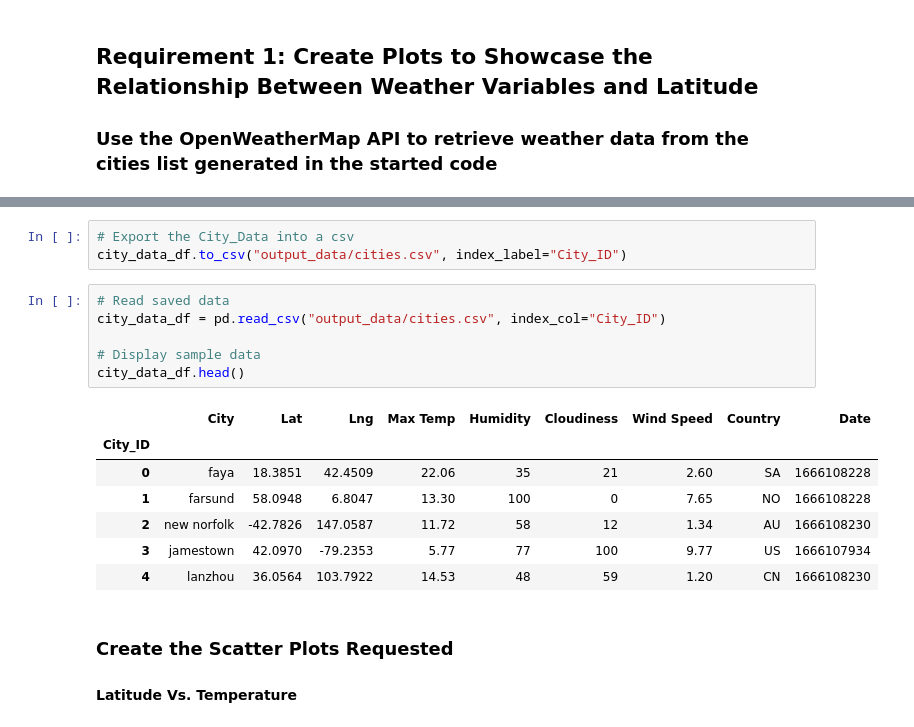
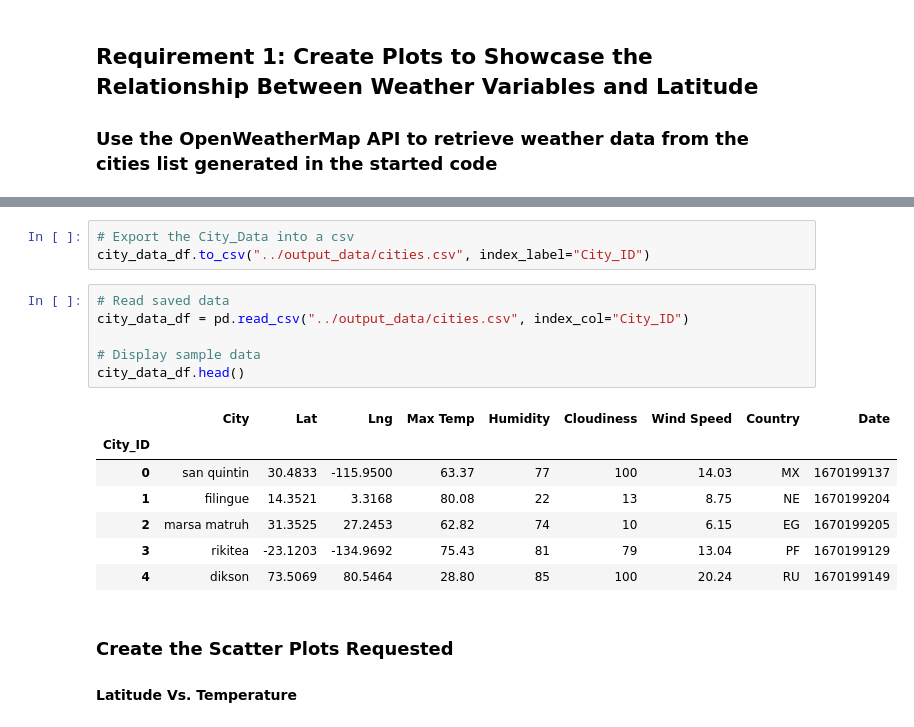
Before and after one commit to oas95/python-api-challenge, a Jupyter notebook: WeatherPy/WeatherPy.ipynb, the cells around one changed output, grey strips where cells are left out. Drawn from its saved outputs; the diff is of its cells as text.

Commit message:
data retrieval complete, csv file written

```diff
--- a/WeatherPy/WeatherPy.ipynb
+++ b/WeatherPy/WeatherPy.ipynb
@@ -185,20 +172,20 @@ city_data_df.head()
 # %%
 # Export the City_Data into a csv
-city_data_df.to_csv("output_data/cities.csv", index_label="City_ID")
+city_data_df.to_csv("../output_data/cities.csv", index_label="City_ID")
 # %%
 # Read saved data
-city_data_df = pd.read_csv("output_data/cities.csv", index_col="City_ID")
+city_data_df = pd.read_csv("../output_data/cities.csv", index_col="City_ID")
 
 # Display sample data
 city_data_df.head()
 # %% [output]
 |  | City | Lat | Lng | Max Temp | Humidity | Cloudiness | Wind Speed | Country | Date |
 | City_ID |  |  |  |  |  |  |  |  |  |
-| 0 | faya | 18.3851 | 42.4509 | 22.06 | 35 | 21 | 2.60 | SA | 1666108228 |
-| 1 | farsund | 58.0948 | 6.8047 | 13.30 | 100 | 0 | 7.65 | NO | 1666108228 |
-| 2 | new norfolk | -42.7826 | 147.0587 | 11.72 | 58 | 12 | 1.34 | AU | 1666108230 |
-| 3 | jamestown | 42.0970 | -79.2353 | 5.77 | 77 | 100 | 9.77 | US | 1666107934 |
-| 4 | lanzhou | 36.0564 | 103.7922 | 14.53 | 48 | 59 | 1.20 | CN | 1666108230 |
+| 0 | san quintin | 30.4833 | -115.9500 | 63.37 | 77 | 100 | 14.03 | MX | 1670199137 |
+| 1 | filingue | 14.3521 | 3.3168 | 80.08 | 22 | 13 | 8.75 | NE | 1670199204 |
+| 2 | marsa matruh | 31.3525 | 27.2453 | 62.82 | 74 | 10 | 6.15 | EG | 1670199205 |
+| 3 | rikitea | -23.1203 | -134.9692 | 75.43 | 81 | 79 | 13.04 | PF | 1670199129 |
+| 4 | dikson | 73.5069 | 80.5464 | 28.80 | 85 | 100 | 20.24 | RU | 1670199149 |
 # %% [markdown]
 ### Create the Scatter Plots Requested
 
```
Also changed, not shown: parts of 6 cells of this notebook.
